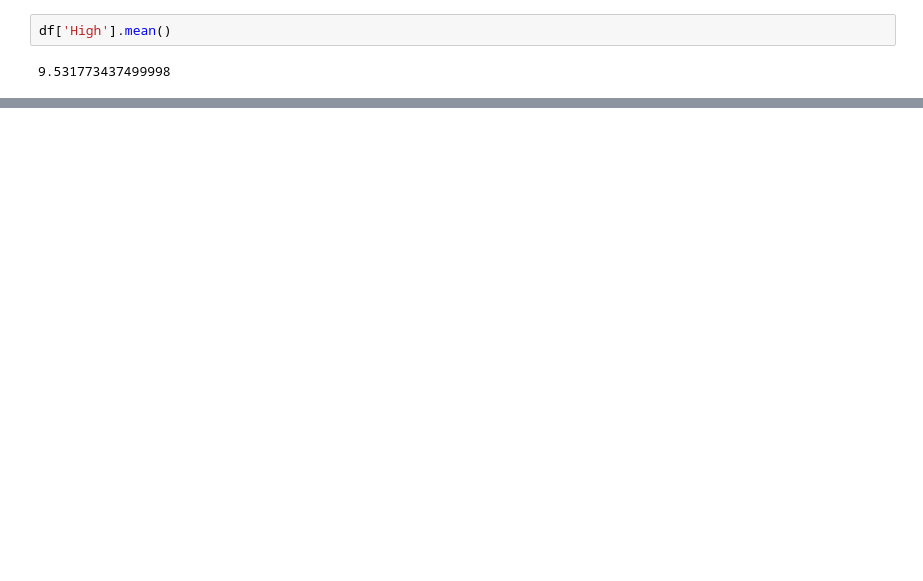
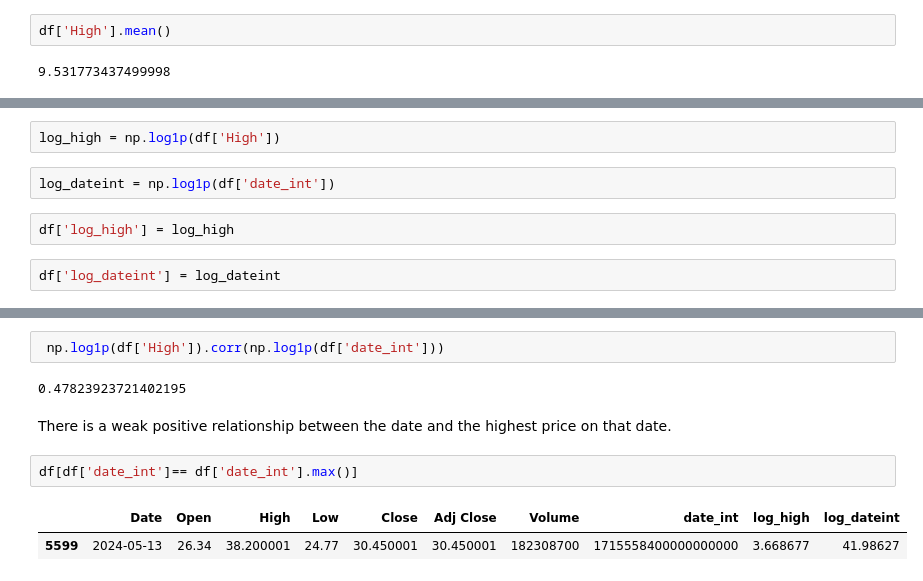
Before and after one commit to whoshilo/AI, a Jupyter notebook: Semester 1/Stocks/2002 was the WORST year of my life.ipynb, the cells around one changed output, grey strips where cells are left out. Cells and saved outputs as stored; diff of their text form; blank space fills up the shorter version.

```diff
--- a/Semester 1/Stocks/2002 was the WORST year of my life.ipynb
+++ b/Semester 1/Stocks/2002 was the WORST year of my life.ipynb
@@ -56,0 +71,8 @@ sns.lineplot(data = df, y = 'High', x='Date')
+# %%
+log_high = np.log1p(df['High'])
+# %%
+log_dateint = np.log1p(df['date_int'])
+# %%
+df['log_high'] = log_high
+# %%
+df['log_dateint'] = log_dateint
@@ -56,0 +84,11 @@ sns.lineplot(data = df, y = 'High', x='Date')
+# %%
+ np.log1p(df['High']).corr(np.log1p(df['date_int']))
+# %% [output]
+0.47823923721402195
+# %% [markdown]
+There is a weak positive relationship between the date and the highest price on that date.
+# %%
+df[df['date_int']== df['date_int'].max()]
+# %% [output]
+|  | Date | Open | High | Low | Close | Adj Close | Volume | date_int | log_high | log_dateint |
+| 5599 | 2024-05-13 | 26.34 | 38.200001 | 24.77 | 30.450001 | 30.450001 | 182308700 | 1715558400000000000 | 3.668677 | 41.98627 |
```
Also changed, not shown: parts of 9 cells of this notebook.
